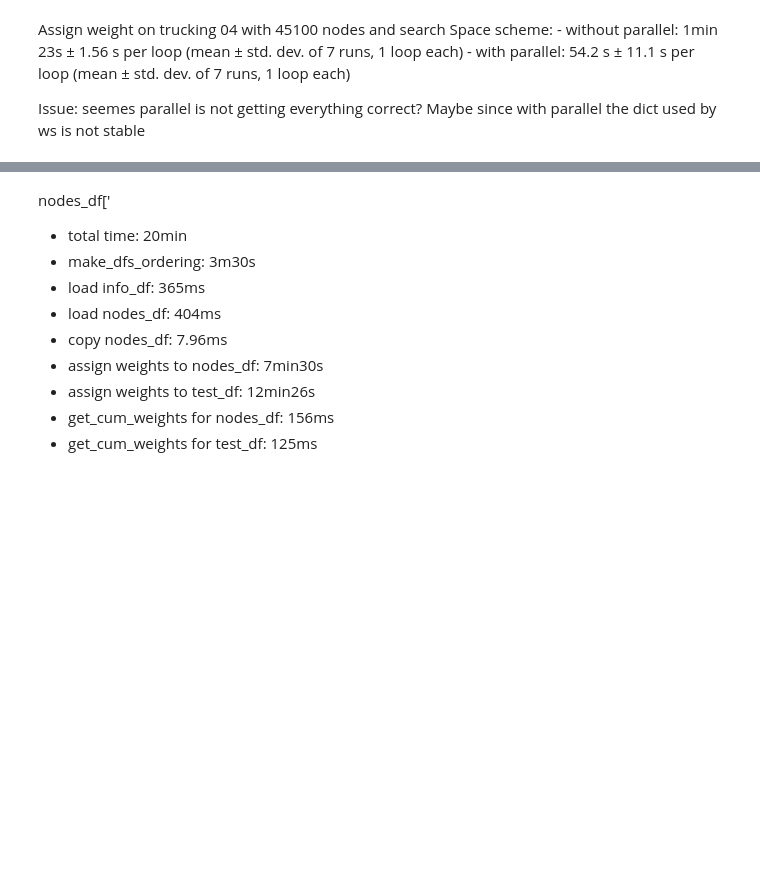
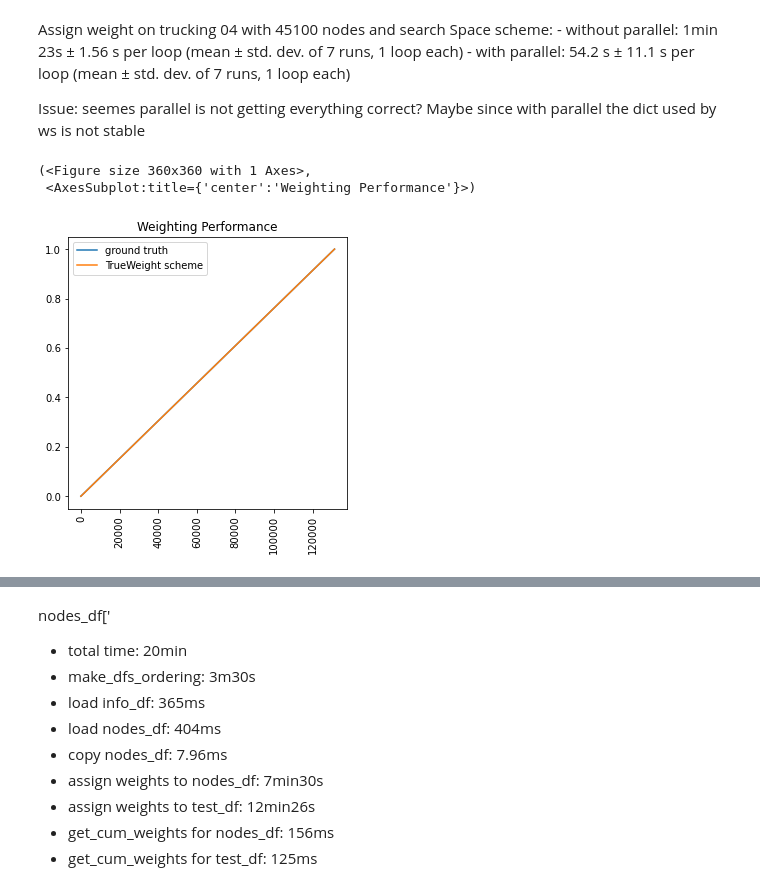
Before and after one commit to LongDangHoang/CPProgressEstimation, a Jupyter notebook: testground.ipynb, the cells around one changed output, grey strips where cells are left out. Saved outputs shown, nothing was run; the diff lists cells and outputs as text; code cells hidden in the pictures; blank space fills up the shorter version.

```diff
--- a/testground.ipynb
+++ b/testground.ipynb
@@ -176,17 +124,0 @@ j.sort_values('PostOrdering')
-# %%
-image_folder = 'graphs/'
-tree = 'benchmark_models/trucking/trees/04.sqlite'
-# info_df = to_df(tree, 'info').set_index('NodeID')
-# nodes_df = to_df(tree, 'nodes').set_index('NodeID')
-# map_dict = {}
-
-(fig, ax), nodes_df, info_df, cum_sums = \
-    make_graph_from_tree(image_folder, tree,
-        schemes=[
-            'uniform_scheme',
-            'searchSpace_scheme',
-        ],
-    write_to_sqlite=True,
-    save_image=True,
-    use_parallel=True
-    )
@@ -209,3 +133,41 @@ Assign weight on trucking 04 with 45100 nodes and search Space scheme:
 Issue:
 seemes parallel is not getting everything correct?
 Maybe since with parallel the dict used by ws is not stable
+# %%
+# make real weight scheme with actual subtree sizes to make sure they match true value
+
+valid_df = pd.DataFrame.copy(nodes_df[nodes_df['Status'] != 3])
+valid_df['TrueSubtreeWeight'] = valid_df['SubtreeSize'] / (get_parent_column('SubtreeSize', valid_df) - 1)
+valid_df.loc[:, 'TrueSubtreeWeight'].fillna(0, inplace=True)
+
+col = range(nodes_df.shape[0])
+row = valid_df.reset_index().set_index('ParentID').index.to_list()[1:]
+col = valid_df.index.to_list()[1:]
+data = valid_df['TrueSubtreeWeight'].values[1:]
+
+weights = sparse.csr_matrix((data, (row, col)),
+            shape=(nodes_df.shape[0], nodes_df.shape[0]))
+running = weights
+
+weight_colname = 'TrueNodeWeight'
+while np.any((running[0] > 0).data):
+    temp = running[0].tocoo()
+    col = temp.col[temp.data > 0]
+    valid_df.loc[col, weight_colname] = temp.data[temp.data > 0]
+    running = running * weights
+
+# assign_weight(nodes_df, 'true_weight', 'TrueNodeWeight',
+#     assign_in_dfs_order=False, use_parallel=False)
+
+valid_df.loc[0, 'TrueNodeWeight'] = 1
+
+nodes_df.loc[:, 'TrueNodeWeight'] = valid_df['TrueNodeWeight']
+nodes_df.loc[:, 'TrueNodeWeight'] = nodes_df['TrueNodeWeight'].fillna(0)
+
+dfs_ordering = valid_df.sort_values('DFSOrdering').index.to_list()
+cum_sums = {'TrueWeight': get_cum_weight(valid_df, 'TrueNodeWeight', dfs_ordering)}
+plot_goodness(cum_sums)
+# %% [output]
+(<Figure size 360x360 with 1 Axes>,
+ <AxesSubplot:title={'center':'Weighting Performance'}>)
+[figure, added]
```
Also changed, not shown: parts of 13 cells of this notebook, 5 other files.
